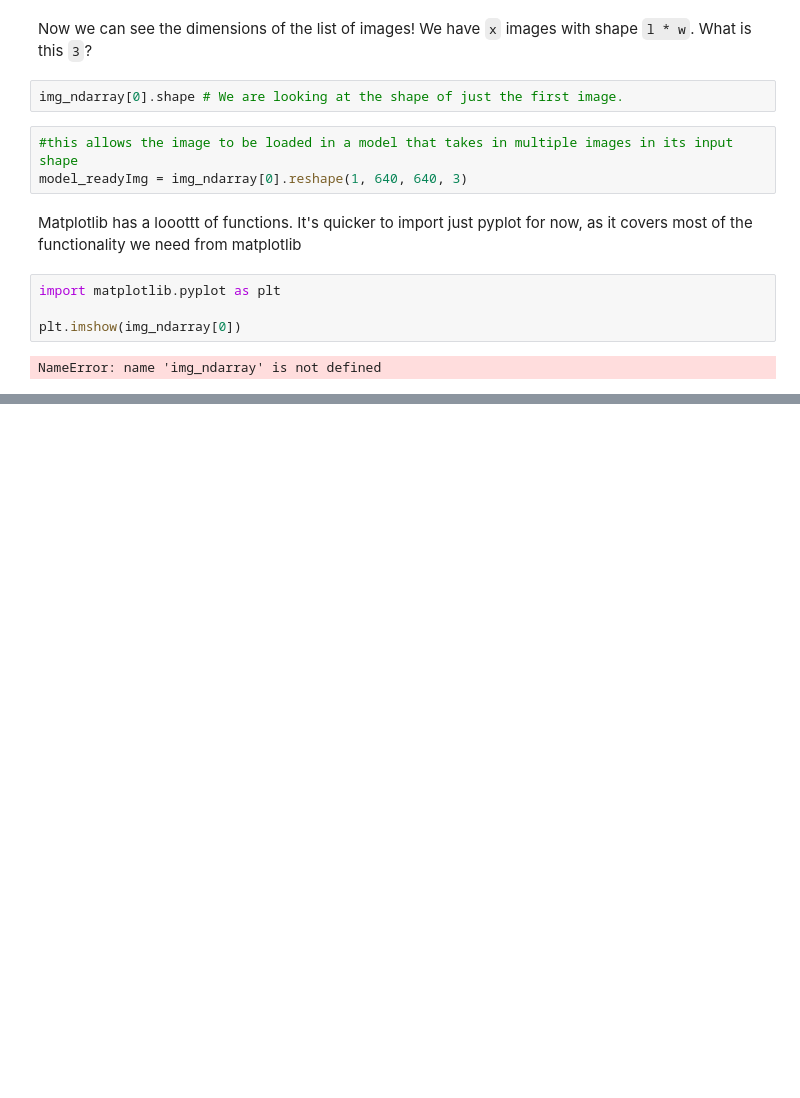
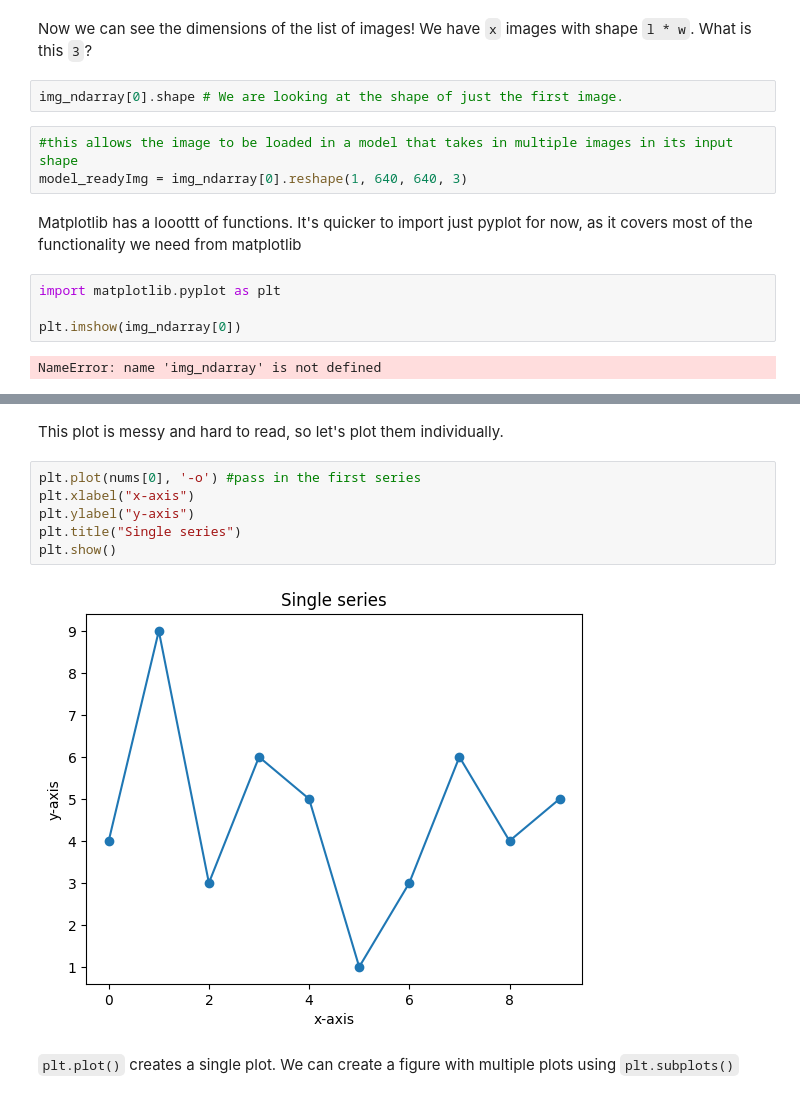
Before and after one commit to Guelph-Artificial-Intelligence-Club/NumPyWorkshop, a Jupyter notebook: AIClubNumPy.ipynb, the cells around one changed output, grey strips where cells are left out. Cells and saved outputs as stored; diff of their text form; blank space fills up the shorter version.

```diff
--- a/AIClubNumPy.ipynb
+++ b/AIClubNumPy.ipynb
@@ -223,0 +229,12 @@ Add a section on glob, simple image processing techniques like black/white thres
+# %% [markdown]
+This plot is messy and hard to read, so let's plot them individually.
+# %%
+plt.plot(nums[0], '-o') #pass in the first series
+plt.xlabel("x-axis")
+plt.ylabel("y-axis")
+plt.title("Single series")
+plt.show()
+# %% [output]
+[figure, added]
+# %% [markdown]
+`plt.plot()` creates a single plot. We can create a figure with multiple plots using `plt.subplots()`
```
Also changed, not shown: parts of 16 cells of this notebook.
